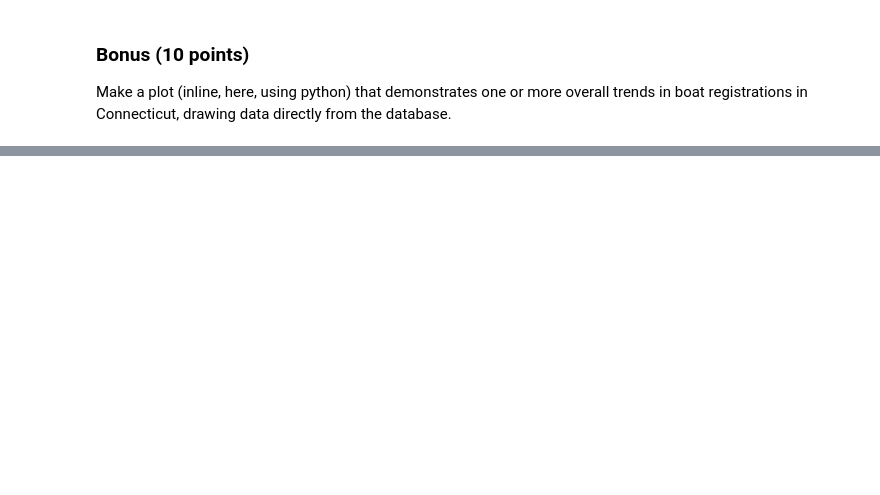
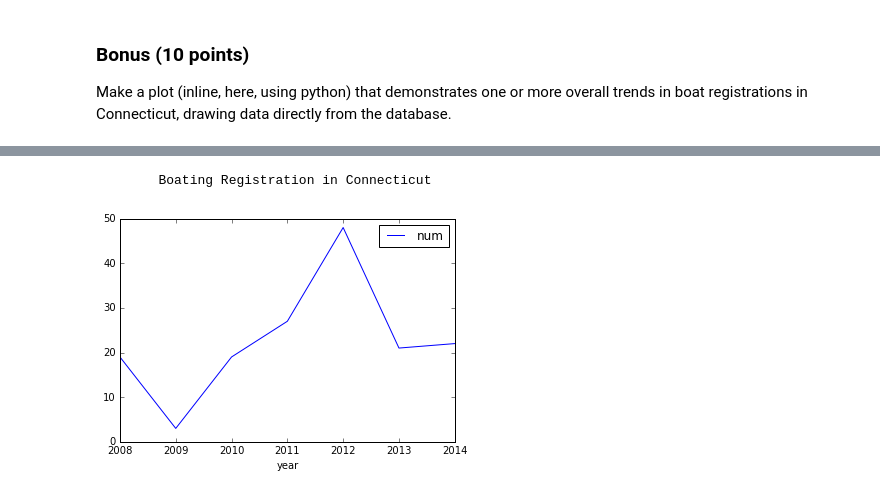
Before and after one commit to mwiener09/istm-6212, a Jupyter notebook: exercises/exercise-03.ipynb, the cells around one changed output, grey strips where cells are left out. Saved outputs shown, nothing was run; the diff lists cells and outputs as text; code cells hidden in the pictures; blank space fills up the shorter version.

```diff
--- a/exercises/exercise-03.ipynb
+++ b/exercises/exercise-03.ipynb
@@ -538,0 +537,8 @@ Make a plot (inline, here, using python) that demonstrates one or more overall t
+# %%
+df = _.DataFrame()
+df.plot(x='year', y='num')
+plt.pyplot.ticklabel_format(useOffset=False)
+!echo '        Boating Registration in Connecticut'
+# %% [output]
+        Boating Registration in Connecticut
+[figure, added]
```
Also changed, not shown: parts of 4 cells of this notebook.
